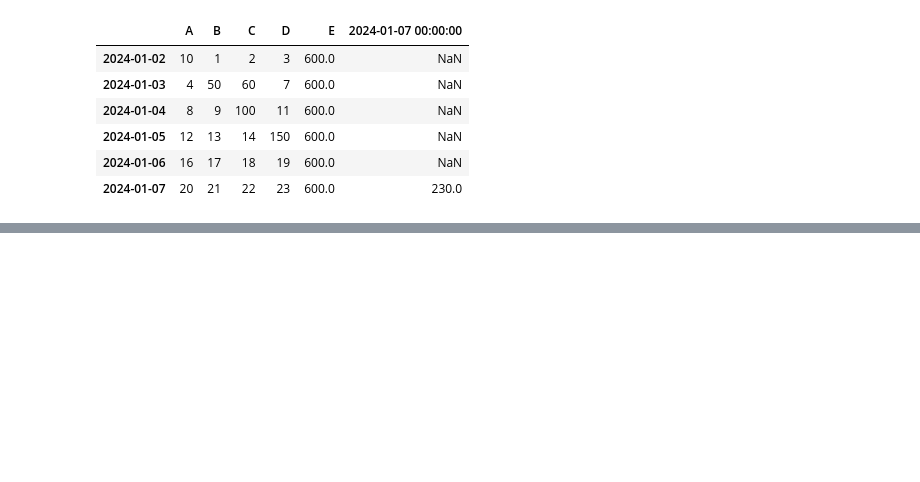
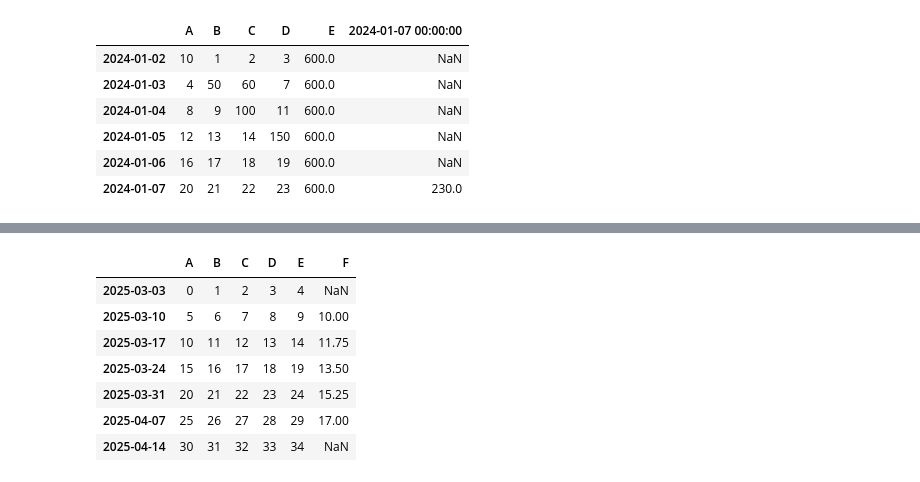
Before and after one commit to yesung05/2025-1-myclass-BDA, a Jupyter notebook: inclass/03w_A_mon_0324_dataframe_application.ipynb, the cells around one changed output, grey strips where cells are left out. Drawn from its saved outputs; the diff is of its cells as text; code cells hidden in the pictures; blank space fills up the shorter version.

```diff
--- a/inclass/03w_A_mon_0324_dataframe_application.ipynb
+++ b/inclass/03w_A_mon_0324_dataframe_application.ipynb
@@ -990,0 +993,7 @@ df
+# %%
+import numpy as np
+import pandas as pd
+
+dates = pd.date_range("20250302", periods = 7, freq='W-MON')
+df = pd.DataFrame(np.arange(35).reshape(7,5), index = dates, columns = list("ABCDE"))
+df
@@ -990,0 +1027,12 @@ df
+# %%
+df['F'] = s
+df
+# %% [output]
+|  | A | B | C | D | E | F |
+| 2025-03-03 | 0 | 1 | 2 | 3 | 4 | NaN |
+| 2025-03-10 | 5 | 6 | 7 | 8 | 9 | 10.00 |
+| 2025-03-17 | 10 | 11 | 12 | 13 | 14 | 11.75 |
+| 2025-03-24 | 15 | 16 | 17 | 18 | 19 | 13.50 |
+| 2025-03-31 | 20 | 21 | 22 | 23 | 24 | 15.25 |
+| 2025-04-07 | 25 | 26 | 27 | 28 | 29 | 17.00 |
+| 2025-04-14 | 30 | 31 | 32 | 33 | 34 | NaN |
```
Also changed, not shown: parts of 53 cells of this notebook.
